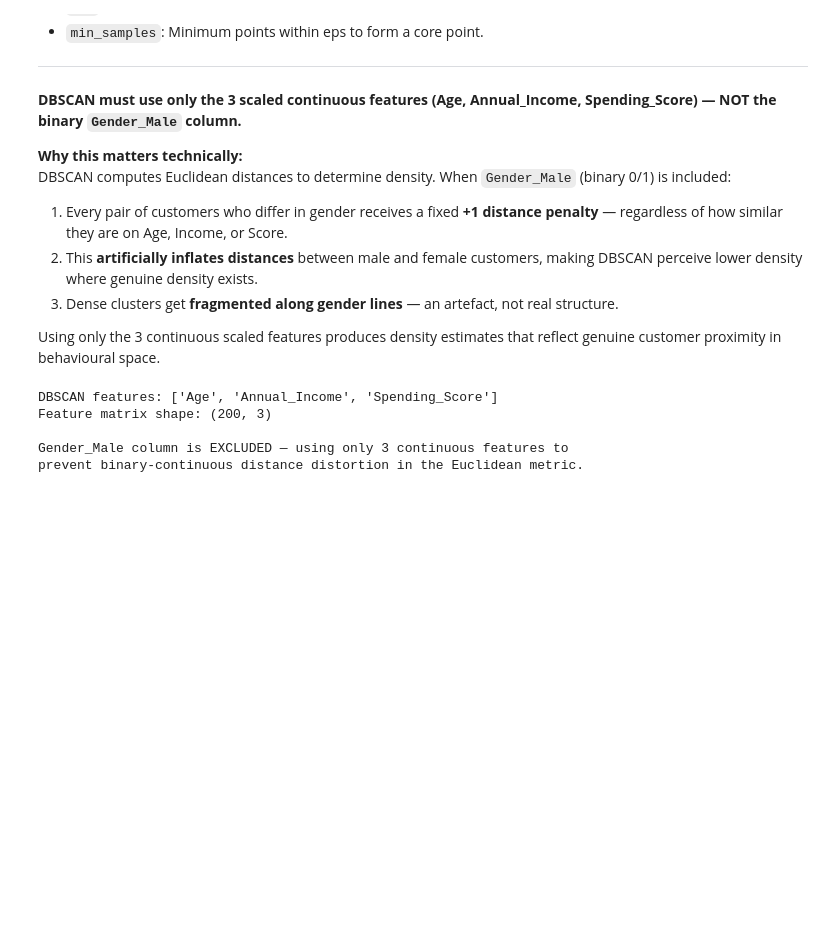
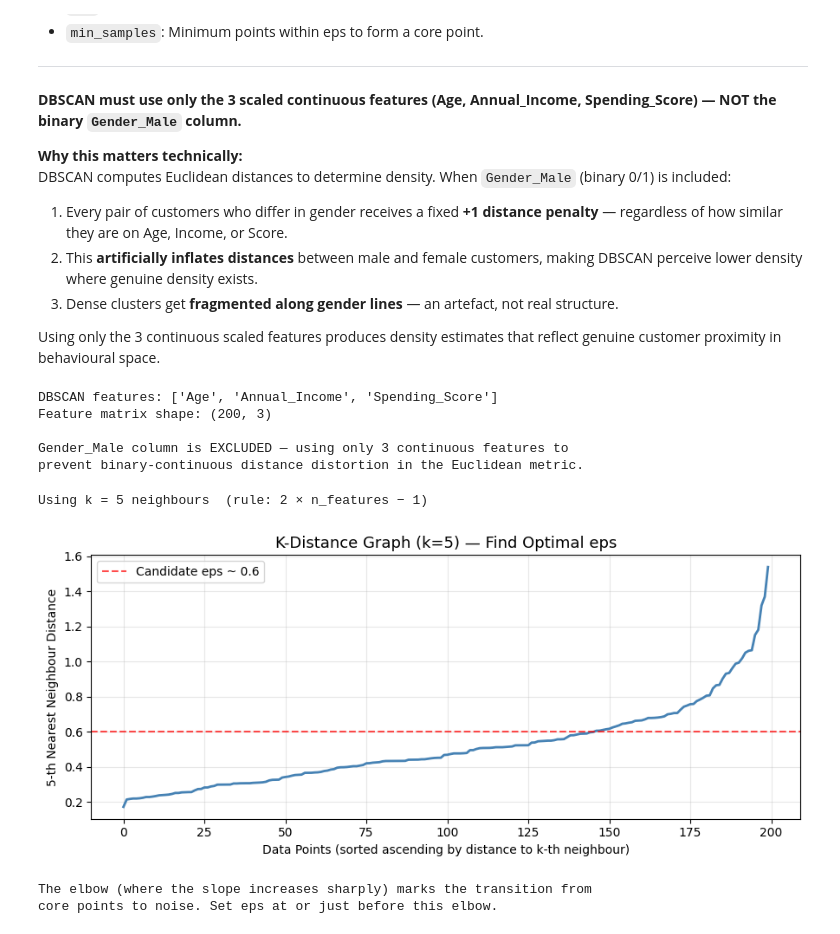
Before and after one commit to Safa30/CSE475_Machine_Learning, a Jupyter notebook: Lab/lab_2/Lab2_Unsupervised_Learning.ipynb, the cells around one changed output. Saved outputs shown, nothing was run; the diff lists cells and outputs as text; code cells hidden in the pictures; blank space fills up the shorter version.

```diff
--- a/Lab/lab_2/Lab2_Unsupervised_Learning.ipynb
+++ b/Lab/lab_2/Lab2_Unsupervised_Learning.ipynb
@@ -555,3 +555,32 @@ Feature matrix shape: (200, 3)
 
 Gender_Male column is EXCLUDED — using only 3 continuous features to
 prevent binary-continuous distance distortion in the Euclidean metric.
+# %%
+# K-Distance Graph to identify optimal eps
+k_neighbors = 2 * dbscan_features.shape[1] - 1
+print(f'Using k = {k_neighbors} neighbours  (rule: 2 × n_features − 1)')
+
+nbrs = NearestNeighbors(n_neighbors=k_neighbors).fit(dbscan_features)
+distances, _ = nbrs.kneighbors(dbscan_features)
+
+# distances[:, -1] = distance from each point to its k-th nearest neighbour
+# Sorted ascending so the elbow is clearly visible
+k_dist = np.sort(distances[:, -1])
+
+plt.figure(figsize=(9, 4))
+plt.plot(k_dist, color='steelblue', linewidth=2)
+plt.title(f'K-Distance Graph (k={k_neighbors}) — Find Optimal eps', fontsize=13)
+plt.xlabel('Data Points (sorted ascending by distance to k-th neighbour)')
+plt.ylabel(f'{k_neighbors}-th Nearest Neighbour Distance')
+plt.axhline(y=0.6, color='red', linestyle='--', alpha=0.7, label='Candidate eps ~ 0.6')
+plt.legend(); plt.grid(True, alpha=0.3)
+plt.tight_layout()
+plt.show()
+
+print('The elbow (where the slope increases sharply) marks the transition from')
+print('core points to noise. Set eps at or just before this elbow.')
+# %% [output]
+Using k = 5 neighbours  (rule: 2 × n_features − 1)
+[figure, added]
+The elbow (where the slope increases sharply) marks the transition from
+core points to noise. Set eps at or just before this elbow.
```
Also changed, not shown: parts of 2 cells of this notebook.
